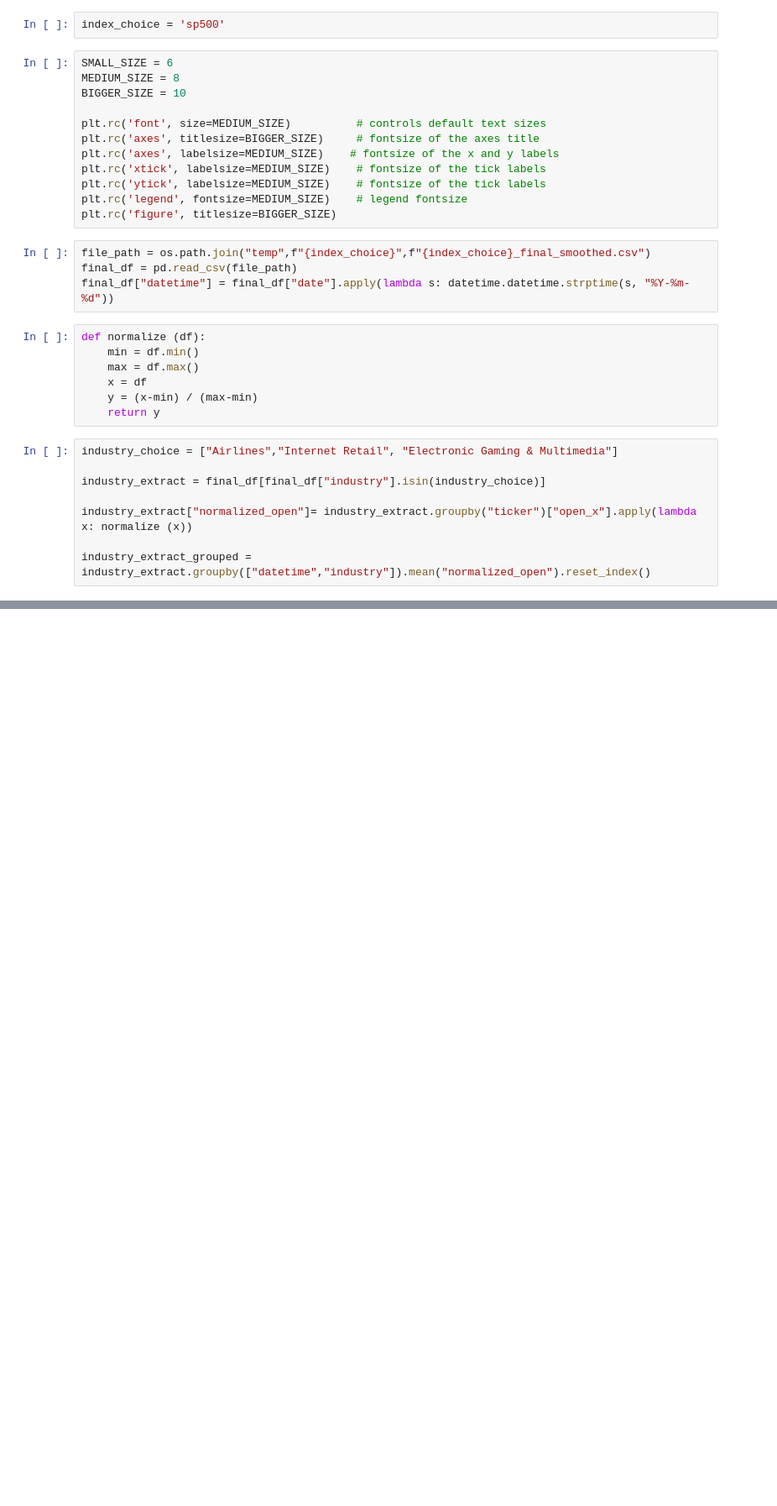
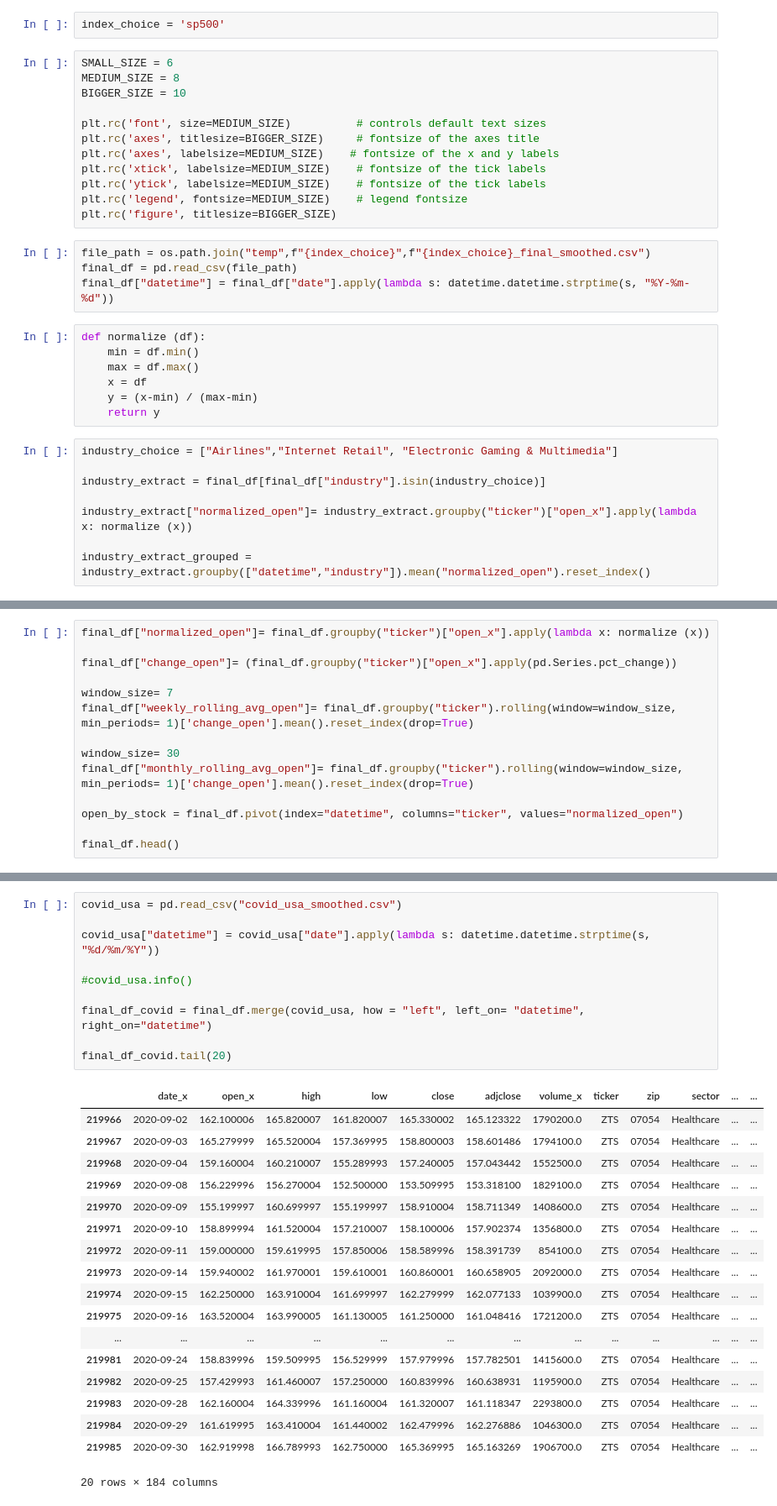
Before and after one commit to veronikahalamkova/da_projekt, a Jupyter notebook: plots_correlation.ipynb, the cells around one changed output, grey strips where cells are left out. Shown: that part at 84% size. Saved outputs shown, nothing was run; the diff lists cells and outputs as text; blank space fills up the shorter version.

Commit message:
stock_correlation_plots

```diff
--- a/plots_correlation.ipynb
+++ b/plots_correlation.ipynb
@@ -46,0 +45,14 @@ KeyboardInterrupt:
+# %%
+final_df["normalized_open"]= final_df.groupby("ticker")["open_x"].apply(lambda x: normalize (x))
+
+final_df["change_open"]= (final_df.groupby("ticker")["open_x"].apply(pd.Series.pct_change))
+
+window_size= 7
+final_df["weekly_rolling_avg_open"]= final_df.groupby("ticker").rolling(window=window_size, min_periods= 1)['change_open'].mean().reset_index(drop=True)
+
+window_size= 30
+final_df["monthly_rolling_avg_open"]= final_df.groupby("ticker").rolling(window=window_size, min_periods= 1)['change_open'].mean().reset_index(drop=True)
+
+open_by_stock = final_df.pivot(index="datetime", columns="ticker", values="normalized_open")
+
+final_df.head()
@@ -46,0 +67,29 @@ KeyboardInterrupt:
+# %%
+covid_usa = pd.read_csv("covid_usa_smoothed.csv")
+
+covid_usa["datetime"] = covid_usa["date"].apply(lambda s: datetime.datetime.strptime(s, "%d/%m/%Y"))
+
+#covid_usa.info()
+
+final_df_covid = final_df.merge(covid_usa, how = "left", left_on= "datetime", right_on="datetime")
+
+final_df_covid.tail(20)
+# %% [output]
+|  | date_x | open_x | high | low | close | adjclose | volume_x | ticker | zip | sector | ... | ... |
+| 219966 | 2020-09-02 | 162.100006 | 165.820007 | 161.820007 | 165.330002 | 165.123322 | 1790200.0 | ZTS | 07054 | Healthcare | ... | ... |
+| 219967 | 2020-09-03 | 165.279999 | 165.520004 | 157.369995 | 158.800003 | 158.601486 | 1794100.0 | ZTS | 07054 | Healthcare | ... | ... |
+| 219968 | 2020-09-04 | 159.160004 | 160.210007 | 155.289993 | 157.240005 | 157.043442 | 1552500.0 | ZTS | 07054 | Healthcare | ... | ... |
+| 219969 | 2020-09-08 | 156.229996 | 156.270004 | 152.500000 | 153.509995 | 153.318100 | 1829100.0 | ZTS | 07054 | Healthcare | ... | ... |
+| 219970 | 2020-09-09 | 155.199997 | 160.699997 | 155.199997 | 158.910004 | 158.711349 | 1408600.0 | ZTS | 07054 | Healthcare | ... | ... |
+| 219971 | 2020-09-10 | 158.899994 | 161.520004 | 157.210007 | 158.100006 | 157.902374 | 1356800.0 | ZTS | 07054 | Healthcare | ... | ... |
+| 219972 | 2020-09-11 | 159.000000 | 159.619995 | 157.850006 | 158.589996 | 158.391739 | 854100.0 | ZTS | 07054 | Healthcare | ... | ... |
+| 219973 | 2020-09-14 | 159.940002 | 161.970001 | 159.610001 | 160.860001 | 160.658905 | 2092000.0 | ZTS | 07054 | Healthcare | ... | ... |
+| 219974 | 2020-09-15 | 162.250000 | 163.910004 | 161.699997 | 162.279999 | 162.077133 | 1039900.0 | ZTS | 07054 | Healthcare | ... | ... |
+| 219975 | 2020-09-16 | 163.520004 | 163.990005 | 161.130005 | 161.250000 | 161.048416 | 1721200.0 | ZTS | 07054 | Healthcare | ... | ... |
+| ... | ... | ... | ... | ... | ... | ... | ... | ... | ... | ... | ... | ... |
+| 219981 | 2020-09-24 | 158.839996 | 159.509995 | 156.529999 | 157.979996 | 157.782501 | 1415600.0 | ZTS | 07054 | Healthcare | ... | ... |
+| 219982 | 2020-09-25 | 157.429993 | 161.460007 | 157.250000 | 160.839996 | 160.638931 | 1195900.0 | ZTS | 07054 | Healthcare | ... | ... |
+| 219983 | 2020-09-28 | 162.160004 | 164.339996 | 161.160004 | 161.320007 | 161.118347 | 2293800.0 | ZTS | 07054 | Healthcare | ... | ... |
+| 219984 | 2020-09-29 | 161.619995 | 163.410004 | 161.440002 | 162.479996 | 162.276886 | 1046300.0 | ZTS | 07054 | Healthcare | ... | ... |
+| 219985 | 2020-09-30 | 162.919998 | 166.789993 | 162.750000 | 165.369995 | 165.163269 | 1906700.0 | ZTS | 07054 | Healthcare | ... | ... |
+20 rows × 184 columns
```
Also changed, not shown: parts of 6 cells of this notebook.
